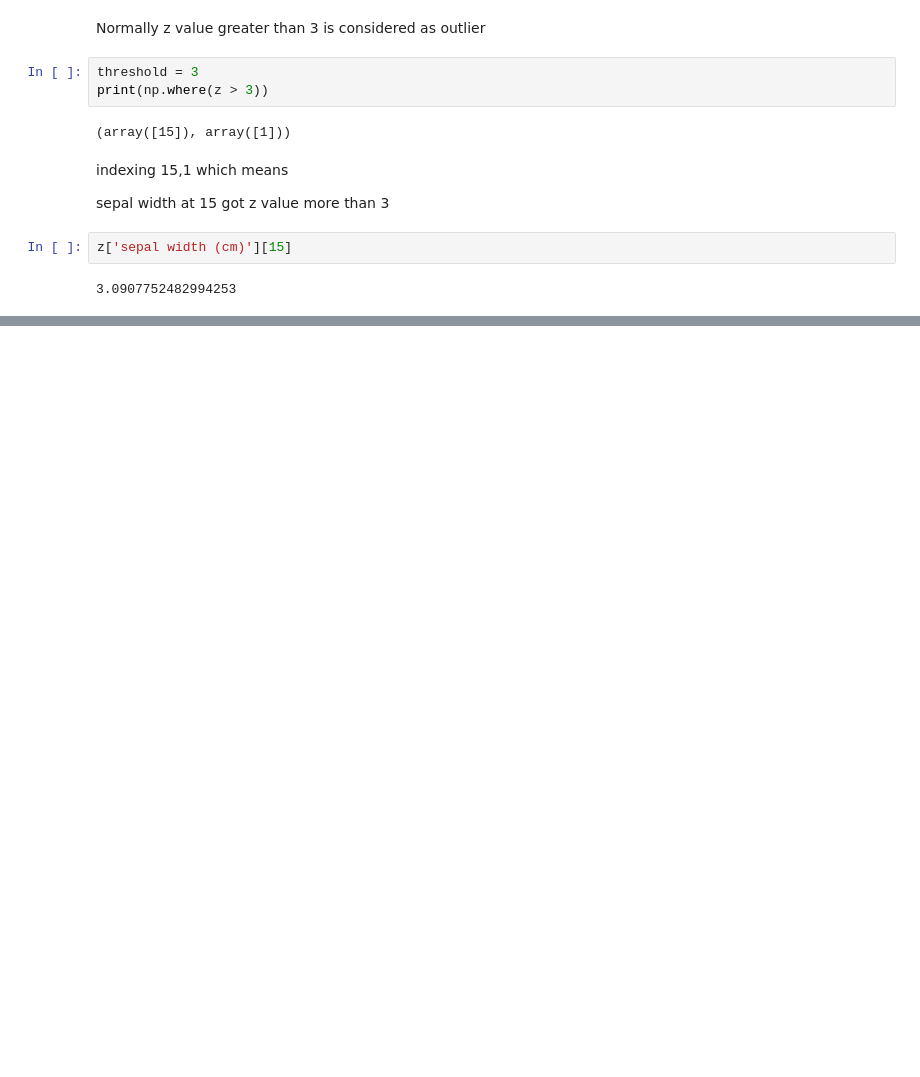
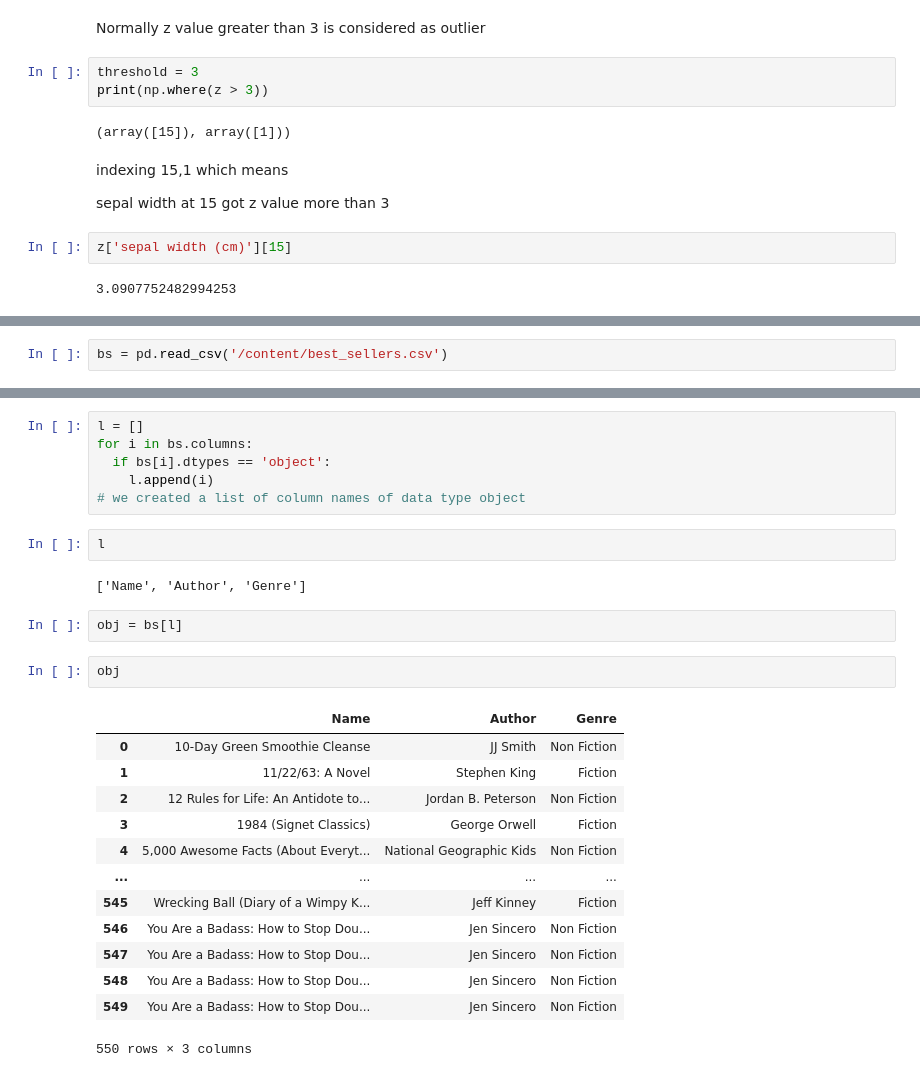
Before and after one commit to MekhzZ/AppliedStatisticsWithPython.ipynb, a Jupyter notebook: DataMining.ipynb, the cells around one changed output, grey strips where cells are left out. Saved outputs shown, nothing was run; the diff lists cells and outputs as text; blank space fills up the shorter version.

```diff
--- a/DataMining.ipynb
+++ b/DataMining.ipynb
@@ -552,0 +643,2 @@ z['sepal width (cm)'][15]
+# %%
+bs = pd.read_csv('/content/best_sellers.csv')
@@ -552,0 +669,28 @@ z['sepal width (cm)'][15]
+# %%
+l = []
+for i in bs.columns:
+  if bs[i].dtypes == 'object':
+    l.append(i)
+# we created a list of column names of data type object
+# %%
+l
+# %% [output]
+['Name', 'Author', 'Genre']
+# %%
+obj = bs[l]
+# %%
+obj
+# %% [output]
+|  | Name | Author | Genre |
+| 0 | 10-Day Green Smoothie Cleanse | JJ Smith | Non Fiction |
+| 1 | 11/22/63: A Novel | Stephen King | Fiction |
+| 2 | 12 Rules for Life: An Antidote to... | Jordan B. Peterson | Non Fiction |
+| 3 | 1984 (Signet Classics) | George Orwell | Fiction |
+| 4 | 5,000 Awesome Facts (About Everyt... | National Geographic Kids | Non Fiction |
+| ... | ... | ... | ... |
+| 545 | Wrecking Ball (Diary of a Wimpy K... | Jeff Kinney | Fiction |
+| 546 | You Are a Badass: How to Stop Dou... | Jen Sincero | Non Fiction |
+| 547 | You Are a Badass: How to Stop Dou... | Jen Sincero | Non Fiction |
+| 548 | You Are a Badass: How to Stop Dou... | Jen Sincero | Non Fiction |
+| 549 | You Are a Badass: How to Stop Dou... | Jen Sincero | Non Fiction |
+550 rows × 3 columns
```
Also changed, not shown: parts of 33 cells of this notebook.
